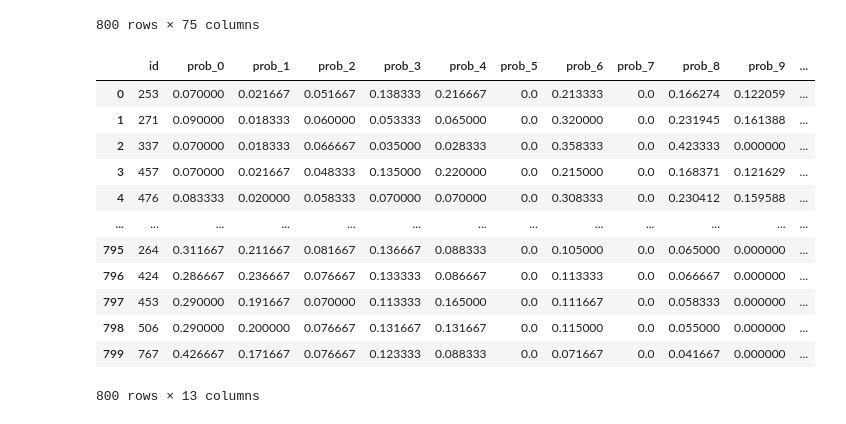
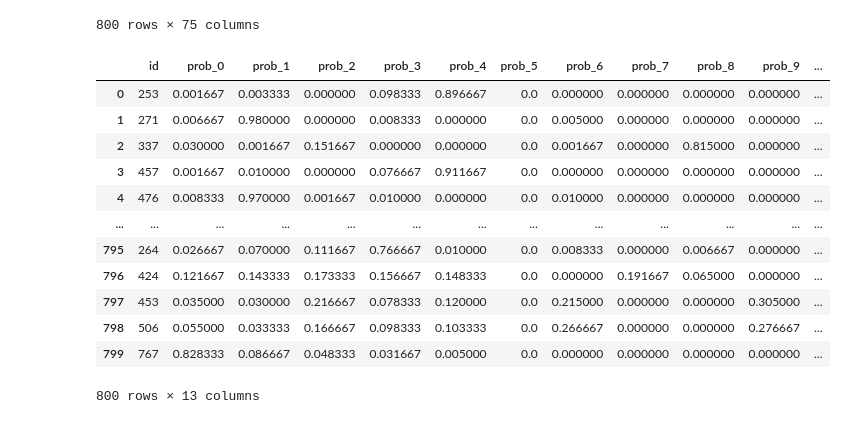
Before and after one commit to Andreavisi1/Challenge_B1_PHM_North_America_2023, a Jupyter notebook: notebooks/main copy.ipynb, the cells around one changed output. Drawn from its saved outputs; the diff is of its cells as text; code cells hidden in the pictures.

```diff
--- a/notebooks/main copy.ipynb
+++ b/notebooks/main copy.ipynb
@@ -1229,18 +1356,18 @@ def entropy_confidence(probs, eps=1e-12):
 # PIPELINE COMPATTA
 # -------------------------
 def make_submission_df(X_tr, y_tr, X_test, test_ids, best_model,
-                       base_classes=BASE_CLASSES, missing_map=MISSING_MAP,
-                       contamination=CONTAMINATION, rng=RNG_SEED,
-                       conf_thresh=0.6):
-    # 1) scaler
+                          base_classes=BASE_CLASSES, missing_map=MISSING_MAP,
+                          contamination=CONTAMINATION, rng=RNG_SEED,
+                          conf_thresh=0.7, use_decision_fn=True, debug=False):
+    # --- 1) scaler SOLO per i detector ---
     scaler = StandardScaler().fit(X_tr)
-    Xtr = scaler.transform(X_tr)
-    Xte = scaler.transform(X_test)
+    Xtr_det = scaler.transform(X_tr)
+    Xte_det = scaler.transform(X_test)
 
-    # 2) IF per classe base
+    # --- 2) IF per classe base (sui dati scalati) ---
     detectors = {}
     for b in base_classes:
-        Xb = Xtr[y_tr == b]
+        Xb = Xtr_det[y_tr == b]
         if Xb.size == 0:
             continue
         n_est = 300 if Xb.shape[0] >= 10 else max(50, min(200, Xb.shape[0]*2))
@@ -1252,78 +1379,86 @@ def make_submission_df(X_tr, y_tr, X_test, test_ids, best_model,
             n_jobs=-1
         ).fit(Xb)
 
-    # 3) soglie
-    thresholds = {
-        b: np.percentile(detectors[b].score_samples(Xtr[y_tr == b]), 5.0)
-        for b in base_classes if b in detectors
-    }
+    # --- 3) soglie ---
+    if use_decision_fn:
+        thresholds = {b: 0.0 for b in base_classes if b in detectors}  # regola standard IF
+        score_fn = lambda det, X: det.decision_function(X)
+    else:
+        thresholds = {b: np.percentile(detectors[b].score_samples(Xtr_det[y_tr == b]), 20.0)
+                      for b in base_classes if b in detectors}
+        score_fn = lambda det, X: det.score_samples(X)
 
-    # 4) proba viste → allineate 0..10 (etichette reali)
+    # --- 4) proba viste dal modello PRINCIPALE su dati NON scalati ---
     enc_classes, col_labels_real, enc_to_real = enc_to_real_mapper(best_model, y_tr)
-    proba_seen = best_model.predict_proba(Xte)
-    y_pred_real = enc_to_real(best_model.predict(Xte))
+    proba_seen = best_model.predict_proba(X_test)       # <<<< NOTA: X_test GREZZO
+    y_pred_real = enc_to_real(best_model.predict(X_test))
     probs_final = expand_to_0_10(proba_seen, col_labels_real)
 
-    # 5) correzione outlier → trasferimento prob. verso classe "mancante"
+    # --- 5) trasferimento 4->5, 6->7, 8->9 ---
     for b in base_classes:
         if b not in detectors:
             continue
         mask = (y_pred_real == b)
         if not np.any(mask):
             continue
-        scores = detectors[b].score_samples(Xte[mask])
+        scores = score_fn(detectors[b], Xte_det[mask])  # punteggi su SCALATO
         thr = thresholds[b]
         anom_mask = scores < thr
         if not np.any(anom_mask):
             continue
         idx = np.where(mask)[0][anom_mask]
-        # alpha per ciascun anomalo
+
+        # alpha un filo più “deciso”
         gap = (thr - scores[anom_mask])
-        denom = max(1e-6, abs(thr))
-        alpha = np.clip(0.4 + 0.45 * (gap / denom), 0.0, 1.0)
-        src = b
-        dst = missing_map[b]
-        # trasferimento vettoriale
+        denom = np.maximum(1e-6, np.abs(thr))
+        alpha = np.clip(0.6 + 0.45 * (gap / denom), 0.0, 1.0)
+
+        src, dst = b, missing_map[b]
         moved = alpha * probs_final[idx, src]
         probs_final[idx, src] -= moved
         probs_final[idx, dst] += moved
-        # renormalizzazione numerica (non strettamente necessaria qui)
-        s = probs_final[idx].sum(axis=1, keepdims=True)
-        probs_final[idx] = np.divide(probs_final[idx], np.clip(s, 1e-12, None))
+        # no renormalization: è puro spostamento 1:1
 
-    # 6) DF finale: id + 11 proba + confidence (binaria)
+        if debug:
+            print(f"[b={b}] idx={idx[:10]}... moved.sum={moved.sum():.6f} "
+                  f"mean_alpha={alpha.mean():.3f}")
+
+    # --- 6) dataframe finale ---
     cols = [f"prob_{c}" for c in range(11)]
     df = pd.DataFrame(probs_final, columns=cols)
     df.insert(0, "id", np.asarray(test_ids))
     conf = entropy_confidence(df[cols].to_numpy())
     df["confidence"] = (conf > conf_thresh).astype(int)
 
-    # ritorna SOLO 13 colonne
-    return df[["id", *cols, "confidence"]]
+    if debug:
+        print("sum prob_4:", df["prob_4"].sum(), "sum prob_5:", df["prob_5"].sum())
+
+    return df[["id", *cols, "confidence"]], detectors
+
 
 # -------------------------
 # ESEMPIO D'USO (stesse variabili del tuo snippet)
 # -------------------------
-probs_df = make_submission_df(
+probs_df, detectors= make_submission_df(
     X_tr=X_tr,
     y_tr=y_tr,
     X_test=test_full,
     test_ids=test_df["id"].values,
     best_model=best_model
 )
 
 probs_df  # 13 colonne: id, prob_0..prob_10, confidence
 # %% [output]
 |  | id | prob_0 | prob_1 | prob_2 | prob_3 | prob_4 | prob_5 | prob_6 | prob_7 | prob_8 | prob_9 | ... |
-| 0 | 253 | 0.070000 | 0.021667 | 0.051667 | 0.138333 | 0.216667 | 0.0 | 0.213333 | 0.0 | 0.166274 | 0.122059 | ... |
-| 1 | 271 | 0.090000 | 0.018333 | 0.060000 | 0.053333 | 0.065000 | 0.0 | 0.320000 | 0.0 | 0.231945 | 0.161388 | ... |
-| 2 | 337 | 0.070000 | 0.018333 | 0.066667 | 0.035000 | 0.028333 | 0.0 | 0.358333 | 0.0 | 0.423333 | 0.000000 | ... |
-| 3 | 457 | 0.070000 | 0.021667 | 0.048333 | 0.135000 | 0.220000 | 0.0 | 0.215000 | 0.0 | 0.168371 | 0.121629 | ... |
-| 4 | 476 | 0.083333 | 0.020000 | 0.058333 | 0.070000 | 0.070000 | 0.0 | 0.308333 | 0.0 | 0.230412 | 0.159588 | ... |
+| 0 | 253 | 0.001667 | 0.003333 | 0.000000 | 0.098333 | 0.896667 | 0.0 | 0.000000 | 0.000000 | 0.000000 | 0.000000 | ... |
+| 1 | 271 | 0.006667 | 0.980000 | 0.000000 | 0.008333 | 0.000000 | 0.0 | 0.005000 | 0.000000 | 0.000000 | 0.000000 | ... |
+| 2 | 337 | 0.030000 | 0.001667 | 0.151667 | 0.000000 | 0.000000 | 0.0 | 0.001667 | 0.000000 | 0.815000 | 0.000000 | ... |
+| 3 | 457 | 0.001667 | 0.010000 | 0.000000 | 0.076667 | 0.911667 | 0.0 | 0.000000 | 0.000000 | 0.000000 | 0.000000 | ... |
+| 4 | 476 | 0.008333 | 0.970000 | 0.001667 | 0.010000 | 0.000000 | 0.0 | 0.010000 | 0.000000 | 0.000000 | 0.000000 | ... |
 | ... | ... | ... | ... | ... | ... | ... | ... | ... | ... | ... | ... | ... |
-| 795 | 264 | 0.311667 | 0.211667 | 0.081667 | 0.136667 | 0.088333 | 0.0 | 0.105000 | 0.0 | 0.065000 | 0.000000 | ... |
-| 796 | 424 | 0.286667 | 0.236667 | 0.076667 | 0.133333 | 0.086667 | 0.0 | 0.113333 | 0.0 | 0.066667 | 0.000000 | ... |
-| 797 | 453 | 0.290000 | 0.191667 | 0.070000 | 0.113333 | 0.165000 | 0.0 | 0.111667 | 0.0 | 0.058333 | 0.000000 | ... |
-| 798 | 506 | 0.290000 | 0.200000 | 0.076667 | 0.131667 | 0.131667 | 0.0 | 0.115000 | 0.0 | 0.055000 | 0.000000 | ... |
-| 799 | 767 | 0.426667 | 0.171667 | 0.076667 | 0.123333 | 0.088333 | 0.0 | 0.071667 | 0.0 | 0.041667 | 0.000000 | ... |
+| 795 | 264 | 0.026667 | 0.070000 | 0.111667 | 0.766667 | 0.010000 | 0.0 | 0.008333 | 0.000000 | 0.006667 | 0.000000 | ... |
+| 796 | 424 | 0.121667 | 0.143333 | 0.173333 | 0.156667 | 0.148333 | 0.0 | 0.000000 | 0.191667 | 0.065000 | 0.000000 | ... |
+| 797 | 453 | 0.035000 | 0.030000 | 0.216667 | 0.078333 | 0.120000 | 0.0 | 0.215000 | 0.000000 | 0.000000 | 0.305000 | ... |
+| 798 | 506 | 0.055000 | 0.033333 | 0.166667 | 0.098333 | 0.103333 | 0.0 | 0.266667 | 0.000000 | 0.000000 | 0.276667 | ... |
+| 799 | 767 | 0.828333 | 0.086667 | 0.048333 | 0.031667 | 0.005000 | 0.0 | 0.000000 | 0.000000 | 0.000000 | 0.000000 | ... |
 800 rows × 13 columns
```
Also changed, not shown: parts of 4 cells of this notebook.
